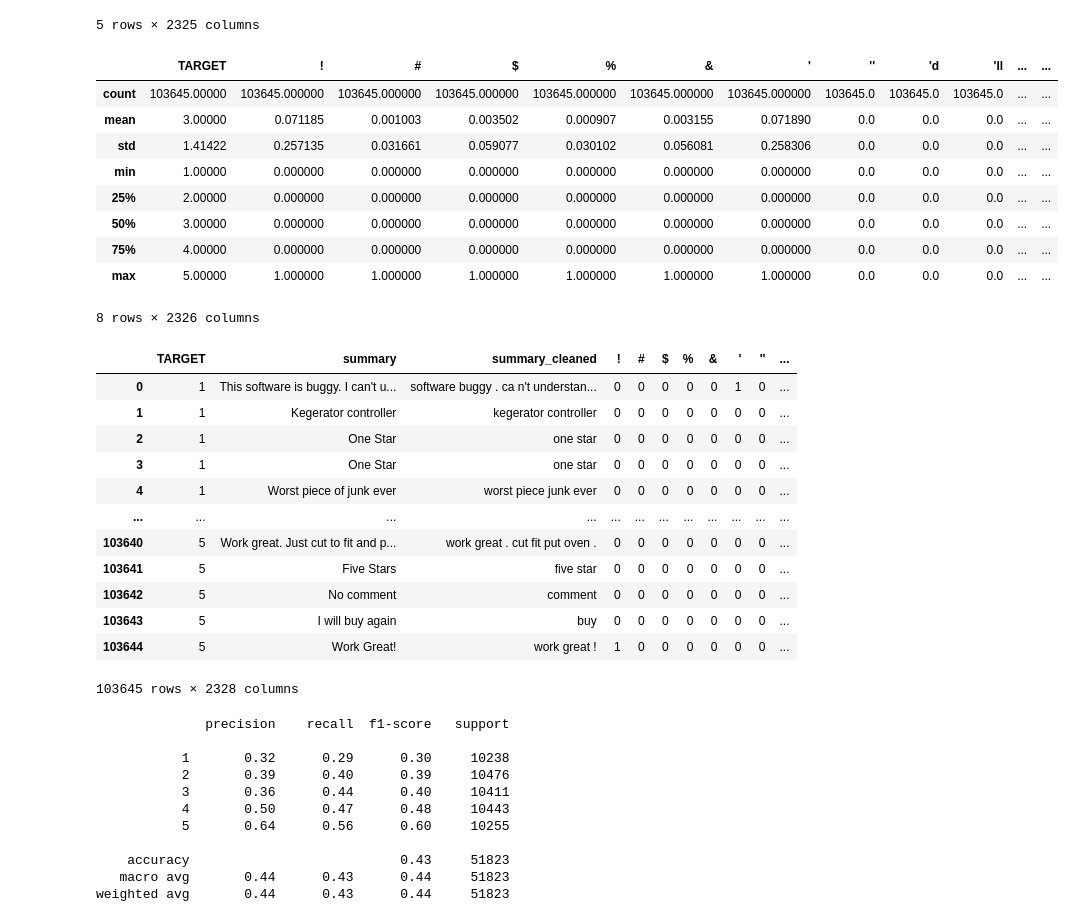
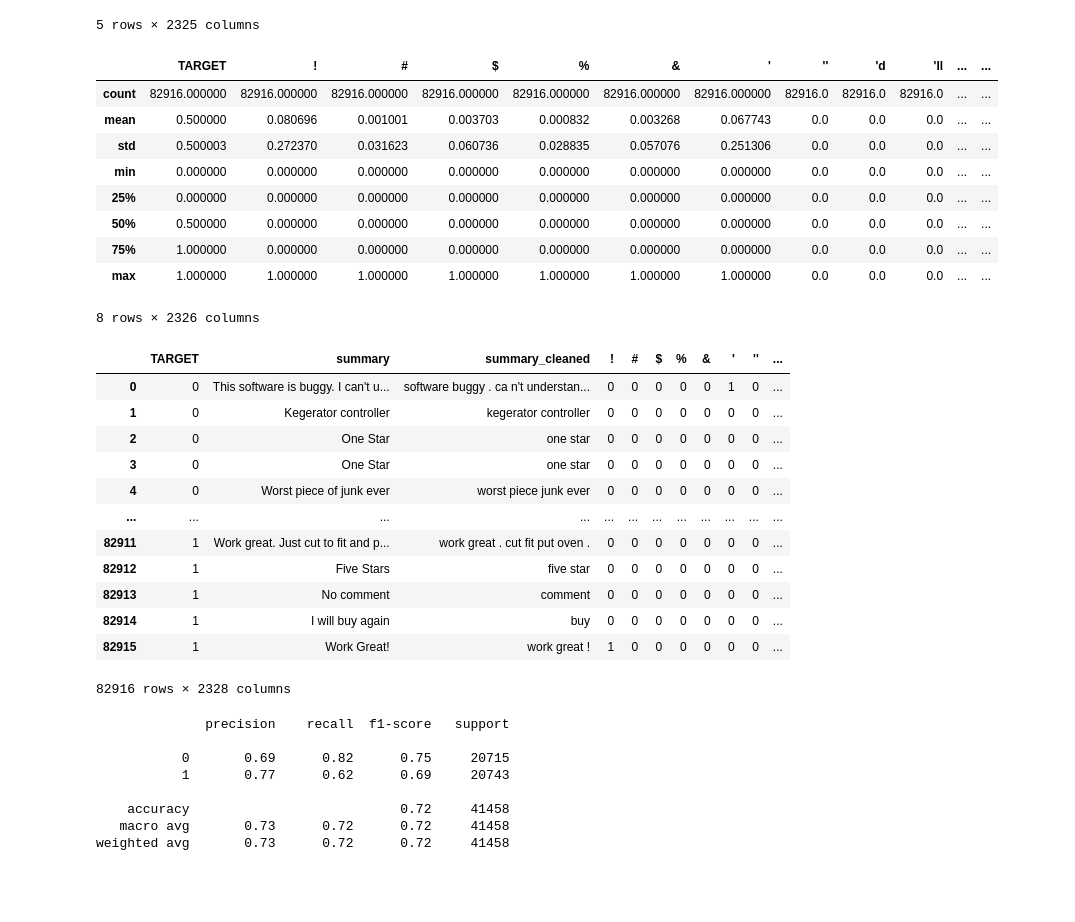
Before and after one commit to roman91DE/classification_amazon-reviews, a Jupyter notebook: main.ipynb, the cells around one changed output. Drawn from its saved outputs; the diff is of its cells as text; code cells hidden in the pictures; blank space fills up the shorter version.

```diff
--- a/main.ipynb
+++ b/main.ipynb
@@ -154,3 +158,11 @@ Most common words: [('.', 337612), (',', 153066), ('!', 42110), ("n't", 41667),
+# %%
+# Option 2:
+# create the target column based on the overall rating, 1 for positive (4,5), 0 for negative (1,2)
+# drop cases with rating 3
+
+rdf = rdf.loc[rdf["overall"] != 3].copy()
+rdf["TARGET"] = rdf["overall"].apply(lambda x: 1 if x > 3 else 0)
+rdf.drop("overall", axis=1, inplace=True)
 # %%
 # create a one hot encoding for the words
 from sklearn.preprocessing import MultiLabelBinarizer
@@ -178,37 +190,39 @@ X_df.head()
 | 4 | 0 | 0 | 0 | 0 | 0 | 0 | 0 | 0 | 0 | 0 | ... | ... |
 5 rows × 2325 columns
 # %%
-rdf.rename(columns={"overall": "TARGET"}, inplace=True)
-
-df_summary = pd.concat([rdf["TARGET"], rdf["summary"], rdf["summary_cleaned"], X_df], axis=1)
+df_summary = pd.concat([rdf["TARGET"].reset_index(drop=True),
+                        rdf["summary"].reset_index(drop=True),
+                        rdf["summary_cleaned"].reset_index(drop=True),
+                        X_df.reset_index(drop=True)],
+                       axis=1)
 df_summary.describe()
 # %% [output]
 |  | TARGET | ! | # | $ | % | & | ' | '' | 'd | 'll | ... | ... |
-| count | 103645.00000 | 103645.000000 | 103645.000000 | 103645.000000 | 103645.000000 | 103645.000000 | 103645.000000 | 103645.0 | 103645.0 | 103645.0 | ... | ... |
-| mean | 3.00000 | 0.071185 | 0.001003 | 0.003502 | 0.000907 | 0.003155 | 0.071890 | 0.0 | 0.0 | 0.0 | ... | ... |
-| std | 1.41422 | 0.257135 | 0.031661 | 0.059077 | 0.030102 | 0.056081 | 0.258306 | 0.0 | 0.0 | 0.0 | ... | ... |
-| min | 1.00000 | 0.000000 | 0.000000 | 0.000000 | 0.000000 | 0.000000 | 0.000000 | 0.0 | 0.0 | 0.0 | ... | ... |
-| 25% | 2.00000 | 0.000000 | 0.000000 | 0.000000 | 0.000000 | 0.000000 | 0.000000 | 0.0 | 0.0 | 0.0 | ... | ... |
-| 50% | 3.00000 | 0.000000 | 0.000000 | 0.000000 | 0.000000 | 0.000000 | 0.000000 | 0.0 | 0.0 | 0.0 | ... | ... |
-| 75% | 4.00000 | 0.000000 | 0.000000 | 0.000000 | 0.000000 | 0.000000 | 0.000000 | 0.0 | 0.0 | 0.0 | ... | ... |
-| max | 5.00000 | 1.000000 | 1.000000 | 1.000000 | 1.000000 | 1.000000 | 1.000000 | 0.0 | 0.0 | 0.0 | ... | ... |
+| count | 82916.000000 | 82916.000000 | 82916.000000 | 82916.000000 | 82916.000000 | 82916.000000 | 82916.000000 | 82916.0 | 82916.0 | 82916.0 | ... | ... |
+| mean | 0.500000 | 0.080696 | 0.001001 | 0.003703 | 0.000832 | 0.003268 | 0.067743 | 0.0 | 0.0 | 0.0 | ... | ... |
+| std | 0.500003 | 0.272370 | 0.031623 | 0.060736 | 0.028835 | 0.057076 | 0.251306 | 0.0 | 0.0 | 0.0 | ... | ... |
+| min | 0.000000 | 0.000000 | 0.000000 | 0.000000 | 0.000000 | 0.000000 | 0.000000 | 0.0 | 0.0 | 0.0 | ... | ... |
+| 25% | 0.000000 | 0.000000 | 0.000000 | 0.000000 | 0.000000 | 0.000000 | 0.000000 | 0.0 | 0.0 | 0.0 | ... | ... |
+| 50% | 0.500000 | 0.000000 | 0.000000 | 0.000000 | 0.000000 | 0.000000 | 0.000000 | 0.0 | 0.0 | 0.0 | ... | ... |
+| 75% | 1.000000 | 0.000000 | 0.000000 | 0.000000 | 0.000000 | 0.000000 | 0.000000 | 0.0 | 0.0 | 0.0 | ... | ... |
+| max | 1.000000 | 1.000000 | 1.000000 | 1.000000 | 1.000000 | 1.000000 | 1.000000 | 0.0 | 0.0 | 0.0 | ... | ... |
 8 rows × 2326 columns
 # %%
 df_summary
 # %% [output]
 |  | TARGET | summary | summary_cleaned | ! | # | $ | % | & | ' | '' | ... |
-| 0 | 1 | This software is buggy. I can't u... | software buggy . ca n't understan... | 0 | 0 | 0 | 0 | 0 | 1 | 0 | ... |
-| 1 | 1 | Kegerator controller | kegerator controller | 0 | 0 | 0 | 0 | 0 | 0 | 0 | ... |
-| 2 | 1 | One Star | one star | 0 | 0 | 0 | 0 | 0 | 0 | 0 | ... |
-| 3 | 1 | One Star | one star | 0 | 0 | 0 | 0 | 0 | 0 | 0 | ... |
-| 4 | 1 | Worst piece of junk ever | worst piece junk ever | 0 | 0 | 0 | 0 | 0 | 0 | 0 | ... |
+| 0 | 0 | This software is buggy. I can't u... | software buggy . ca n't understan... | 0 | 0 | 0 | 0 | 0 | 1 | 0 | ... |
+| 1 | 0 | Kegerator controller | kegerator controller | 0 | 0 | 0 | 0 | 0 | 0 | 0 | ... |
+| 2 | 0 | One Star | one star | 0 | 0 | 0 | 0 | 0 | 0 | 0 | ... |
+| 3 | 0 | One Star | one star | 0 | 0 | 0 | 0 | 0 | 0 | 0 | ... |
+| 4 | 0 | Worst piece of junk ever | worst piece junk ever | 0 | 0 | 0 | 0 | 0 | 0 | 0 | ... |
 | ... | ... | ... | ... | ... | ... | ... | ... | ... | ... | ... | ... |
-| 103640 | 5 | Work great. Just cut to fit and p... | work great . cut fit put oven . | 0 | 0 | 0 | 0 | 0 | 0 | 0 | ... |
-| 103641 | 5 | Five Stars | five star | 0 | 0 | 0 | 0 | 0 | 0 | 0 | ... |
-| 103642 | 5 | No comment | comment | 0 | 0 | 0 | 0 | 0 | 0 | 0 | ... |
-| 103643 | 5 | I will buy again | buy | 0 | 0 | 0 | 0 | 0 | 0 | 0 | ... |
-| 103644 | 5 | Work Great! | work great ! | 1 | 0 | 0 | 0 | 0 | 0 | 0 | ... |
+| 82911 | 1 | Work great. Just cut to fit and p... | work great . cut fit put oven . | 0 | 0 | 0 | 0 | 0 | 0 | 0 | ... |
+| 82912 | 1 | Five Stars | five star | 0 | 0 | 0 | 0 | 0 | 0 | 0 | ... |
+| 82913 | 1 | No comment | comment | 0 | 0 | 0 | 0 | 0 | 0 | 0 | ... |
+| 82914 | 1 | I will buy again | buy | 0 | 0 | 0 | 0 | 0 | 0 | 0 | ... |
+| 82915 | 1 | Work Great! | work great ! | 1 | 0 | 0 | 0 | 0 | 0 | 0 | ... |
-103645 rows × 2328 columns
+82916 rows × 2328 columns
 # %%
 # create X_test, X_train, y_test, y_train from the dataframe
 # overall rating is the target variable
@@ -241,15 +255,12 @@ print(classification_report(y_test, y_pred))
 # %% [output]
               precision    recall  f1-score   support
 
-           1       0.32      0.29      0.30     10238
-           2       0.39      0.40      0.39     10476
-           3       0.36      0.44      0.40     10411
-           4       0.50      0.47      0.48     10443
-           5       0.64      0.56      0.60     10255
+           0       0.69      0.82      0.75     20715
+           1       0.77      0.62      0.69     20743
 
-    accuracy                           0.43     51823
-   macro avg       0.44      0.43      0.44     51823
-weighted avg       0.44      0.43      0.44     51823
+    accuracy                           0.72     41458
+   macro avg       0.73      0.72      0.72     41458
+weighted avg       0.73      0.72      0.72     41458
 # %%
 # create a baseline model using logistic regression
 from sklearn.linear_model import LogisticRegression
```
Also changed, not shown: parts of 6 cells of this notebook.
